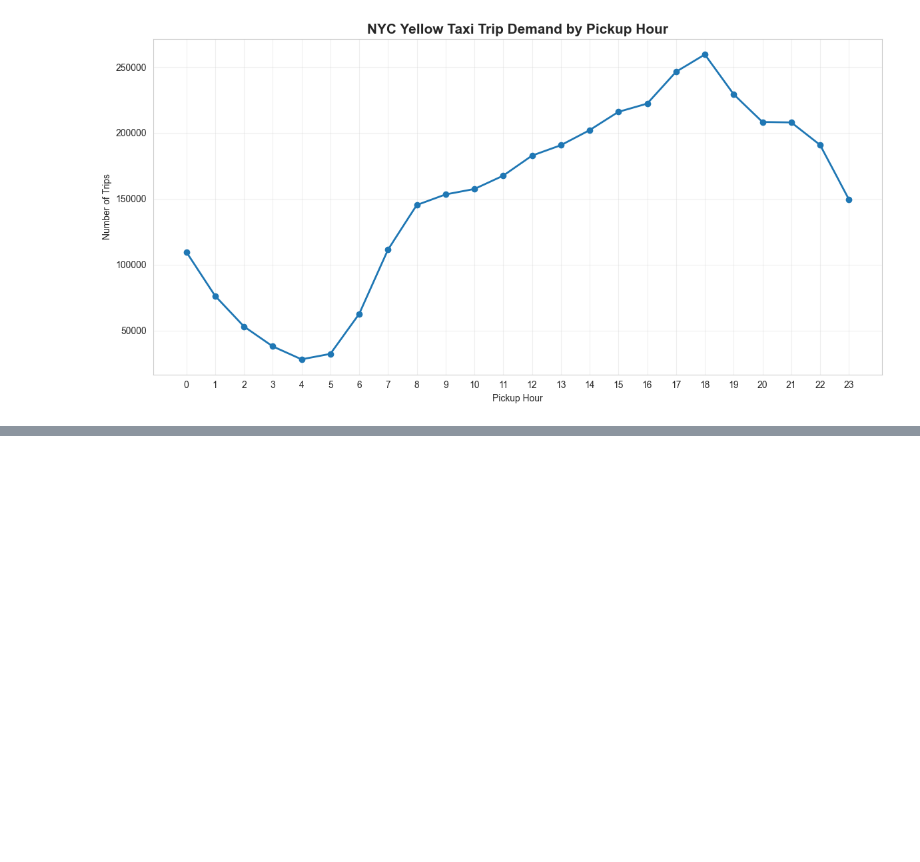
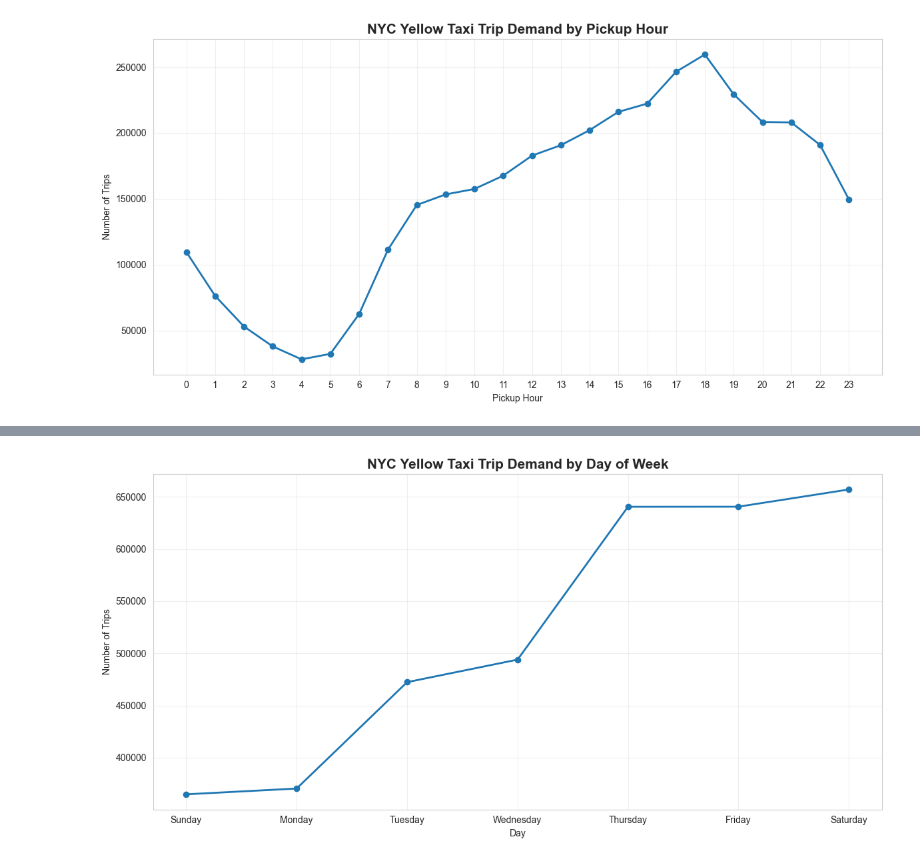
Before and after one commit to fathirrizkifadillah/NYC-Yellow-Taxi-Trip-Analysis, a Jupyter notebook: main.ipynb, the cells around one changed output, grey strips where cells are left out. Saved outputs shown, nothing was run; the diff lists cells and outputs as text; code cells hidden in the pictures; blank space fills up the shorter version.

Commit message:
3.2 NYC Yelloe Taxi Trip Demand by Day of Week

```diff
--- a/main.ipynb
+++ b/main.ipynb
@@ -579,0 +588,17 @@ plt.show()
+# %%
+day_order = ['Sunday', 'Monday', 'Tuesday', 'Wednesday','Thursday', 'Friday', 'Saturday']
+
+df_eda["pickup_day_name"] = pd.Categorical(
+    df_eda["pickup_day_name"],
+    categories=day_order,
+    ordered=True
+)
+
+daily_trips = (
+    df_eda
+    .groupby('pickup_day_name')
+    .size()
+    .reset_index(name="trip_count")
+    .sort_values('pickup_day_name')
+)
+daily_trips
@@ -579,0 +614,28 @@ plt.show()
+# %%
+plt.figure(figsize=(12, 6))
+
+plt.plot(
+    daily_trips["pickup_day_name"],
+    daily_trips["trip_count"],
+    marker="o",
+    linewidth=2,
+    color="#1f77b4"
+)
+
+plt.title(
+    "NYC Yellow Taxi Trip Demand by Day of Week",
+    fontsize=15,
+    fontweight="bold"
+)
+
+plt.xlabel("Day")
+plt.ylabel("Number of Trips")
+plt.grid(True, alpha=0.3)
+
+plt.tight_layout()
+
+filepath = os.path.join('img', 'NYC_Yellow_Taxi_Trip_Demand_by_Day_of_Week.png')
+plt.savefig(filepath, dpi=300, bbox_inches="tight", facecolor='white')
+plt.show()
+# %% [output]
+[figure, added]
```
Also changed, not shown: parts of 3 cells of this notebook, 1 other file.
